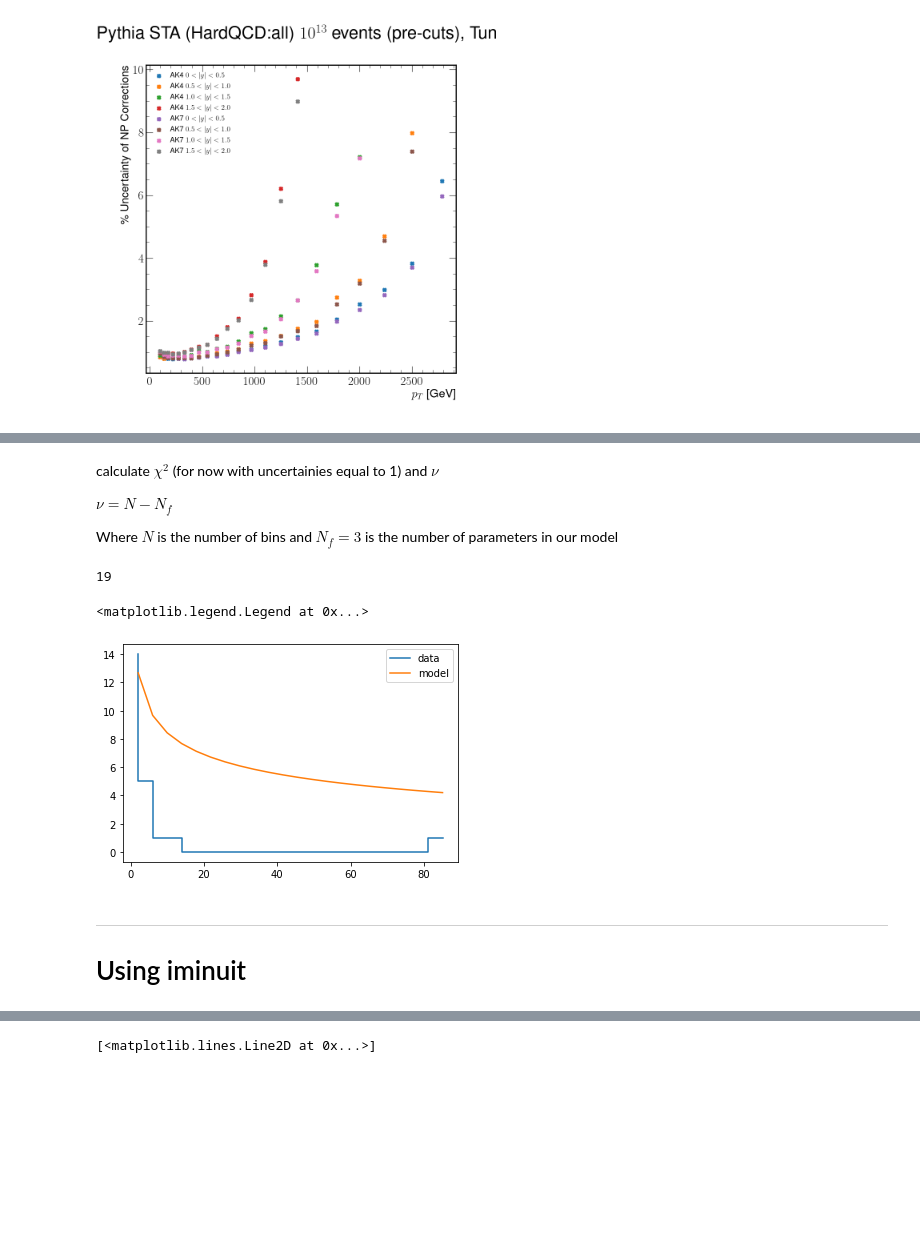
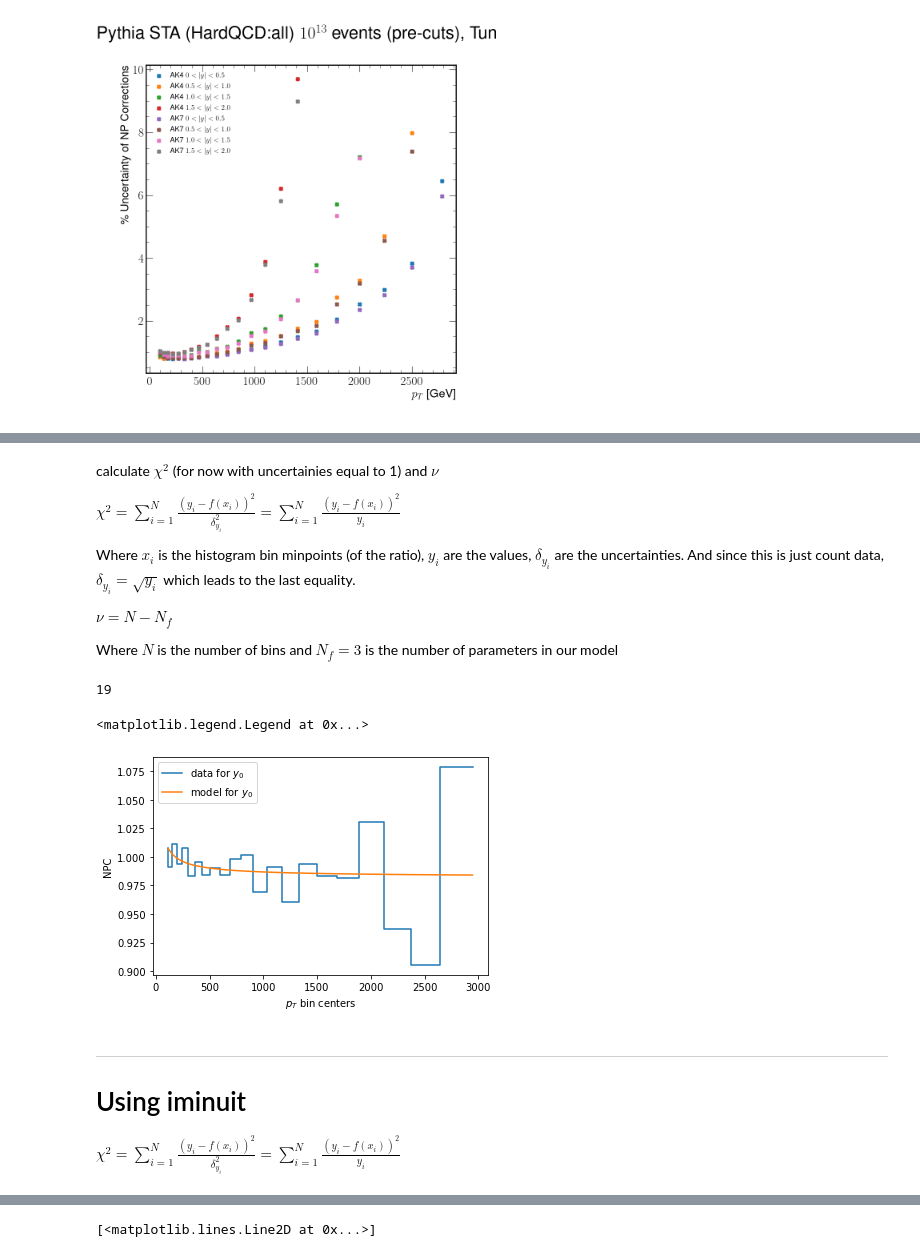
Before and after one commit to AliAlkadhim/NPC_Jets, a Jupyter notebook: fit.ipynb, the cells around one changed output, grey strips where cells are left out. Cells and saved outputs as stored; diff of their text form; code cells hidden in the pictures; blank space fills up the shorter version.

```diff
--- a/fit.ipynb
+++ b/fit.ipynb
@@ -66,18 +62,26 @@ Where $x_i$ is the histogram bin minpoints (of the ratio), $y_i$ are the values,
 # %%
-edges_y0 = np.array([97,  133,  174,  220,300 ])
-# edges_y0 = [float(item.replace('\s',',')) for item in edges_y0.split()]
+edges_y0 = np.array([  97,  133,  174,  220,  272,  330,  395,  468,  548,  638,  737,  846,
+  967, 1101, 1248, 1410, 1588, 1784, 2000, 2238, 2500, 2787, 3103])
+
+# edges_y0 = edges_y0[:13]
 bin_centers_y0 = (edges_y0[:-1]+edges_y0[1:])/2
 # pre4_y0=[1.163744e+04 2.642488e+03 7.098741e+02 2.178400e+02]
 # post4_y0=[1.173045e+04 2.618880e+03 7.179274e+02 2.164112e+02]
-NPC4_y0 = np.array([1.00799231, 0.991066,   1.01134469, 1.2, 1.1])
-error_NPC4_y0=np.array([0.00850679, 0.00801902, 0.00830804])
+NPC4_y0 = np.array([1.00799231, 0.991066,   1.01134469, 0.99344106, 1.00772026, 0.98328357,
+ 0.99558591, 0.9840365,  0.99059843, 0.98413098, 0.99810374, 1.00128087,
+ 0.96900885, 0.99092376, 0.96028632, 0.99365639, 0.98304044, 0.9812955,
+ 1.03067118, 0.93647588, 0.90536527, 1.07863482])
+# NPC4_y0 = NPC4_y0[:12]
+# error_NPC4_y0=np.array([0.00850679, 0.00801902, 0.00830804])
 # NPCy0 = [float(item.replace('\s', ',')) for item in NPC_y0.split()]
-# plt.scatter(bin_centers_y0, NPC4_y0)
+plt.scatter(bin_centers_y0, NPC4_y0, label='data for $y_0$')
 
 # print(edges_y0.shape, NPC_y0.shape)
-data = Namespace()
-data.n = NPC_y0
-data.edges = edges_y0
+# data = Namespace()
+# data.n = NPC_y0
+# data.edges = edges_y0
 print(bin_centers_y0)
+print(bin_centers_y0.shape, NPC4_y0.shape)
 plt.xlabel('$p_T$ bin centers'); plt.ylabel('NPC')
+plt.legend()
 # %% [output]
@@ -138,6 +143,18 @@ params, paramcov = curve_fit(model,
+# %%
+# TRY REAL DATA
+params, paramcov = curve_fit(model,
+                             xdata=bin_centers_y0,
+                             ydata= NPC4_y0,
+                             p0=initial_guess,
+                             # sigma=error_NPC4_y0
+                            )
 # %% [markdown]
 calculate $\chi^2$ (for now with uncertainies equal to 1) and $\nu$
 
+$\chi^2 = \sum_{i=1}^N \frac{(y_i - f(x_i) )^2 }{\delta_{y_i}^2} =  \sum_{i=1}^N \frac{(y_i - f(x_i) )^2 }{y_i} $
+
+
+Where $x_i$ is the histogram bin minpoints (of the ratio), $y_i$ are the values, $\delta_{y_i}$ are the uncertainties. And since this is just count data, $\delta_{y_i} = \sqrt{y_i}$ which leads to the last equality.
 
 $\nu = N - N_f$
 
@@ -150,13 +166,18 @@ print(nu)
 # %% [output]
 19
 # %%
-plt.step(edges_centers, NPC_toy, label='data')
-plt.plot(edges_centers, model(edges_centers, *params), label='model')
+plt.step(bin_centers_y0, NPC4_y0, label='data for $y_0$')
+plt.plot(bin_centers_y0, model(bin_centers_y0, *params), label='model for $y_0$')
+
+
+plt.xlabel('$p_T$ bin centers'); plt.ylabel('NPC')
 plt.legend()
 # %% [output]
 <matplotlib.legend.Legend at 0x...>
-[figure, old version]
+[figure, new version]
 # %% [markdown]
 -----
 # Using iminuit
+
+$\chi^2 = \sum_{i=1}^N \frac{(y_i - f(x_i) )^2 }{\delta_{y_i}^2} =  \sum_{i=1}^N \frac{(y_i - f(x_i) )^2 }{y_i} $
 # %%
```
Also changed, not shown: parts of 27 cells of this notebook, 1 other file.
